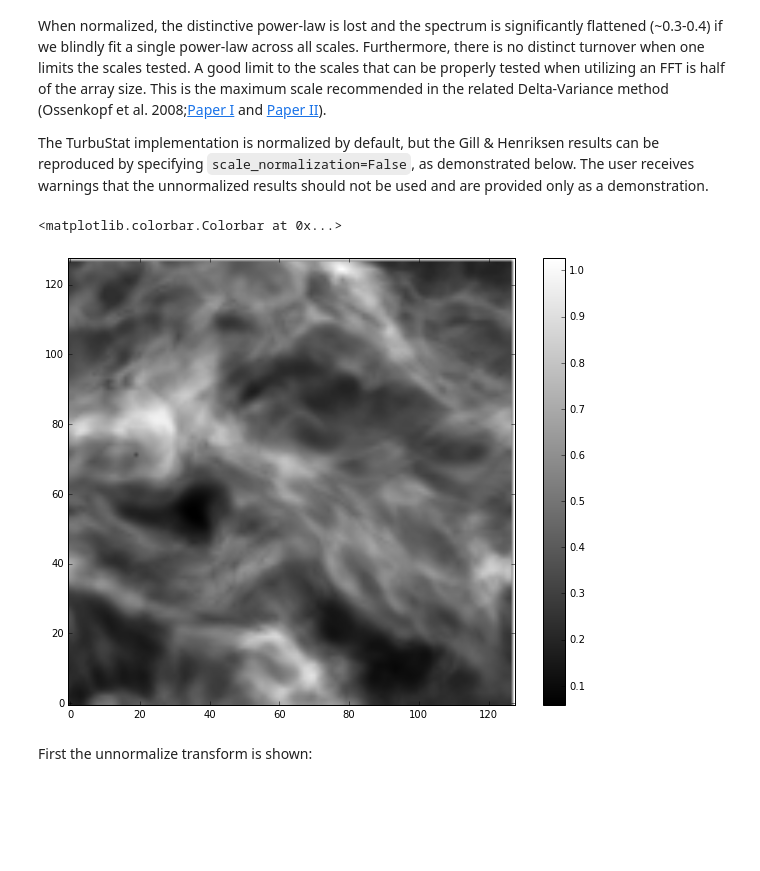
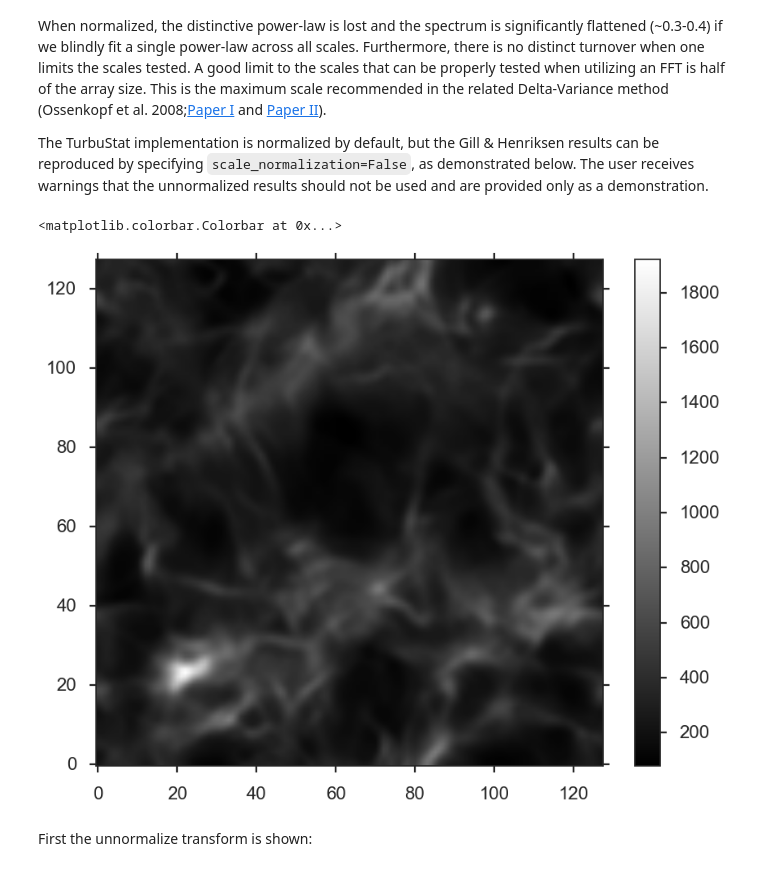
Before and after one commit to Astroua/AstroStat_Results, a Jupyter notebook: wavelet_normalization.ipynb, the cells around one changed output. Saved outputs shown, nothing was run; the diff lists cells and outputs as text; code cells hidden in the pictures; blank space fills up the shorter version.

```diff
--- a/wavelet_normalization.ipynb
+++ b/wavelet_normalization.ipynb
@@ -16,14 +16,13 @@ from turbustat.statistics import Wavelet
 # %%
 from astropy.io import fits
 # Load an example simulation
-integ_intensity, hdr = fits.getdata("/home/ekoch/Dropbox/code_development/testingdata/Design4/Design4_21_0_0_flatrho_0021_13co.integrated_intensity.fits",
-                                    header=True)
+integ_intensity = fits.open("/mnt/MyRAID/Astrostat/SimSuite8/moments/homeerosSimSuite8Fiducial0_flatrho_0021_00_radmc_moment0.fits")[0]
 # %%
-p.imshow(integ_intensity, origin='lower', cmap='gray')
+p.imshow(integ_intensity.data, origin='lower', cmap='gray')
 p.colorbar()
 # %% [output]
 <matplotlib.colorbar.Colorbar at 0x...>
-[figure, old version]
+[figure, new version]
 # %% [markdown]
 First the unnormalize transform is shown:
 # %%
```
Also changed, not shown: parts of 7 cells of this notebook, 2 other files.
